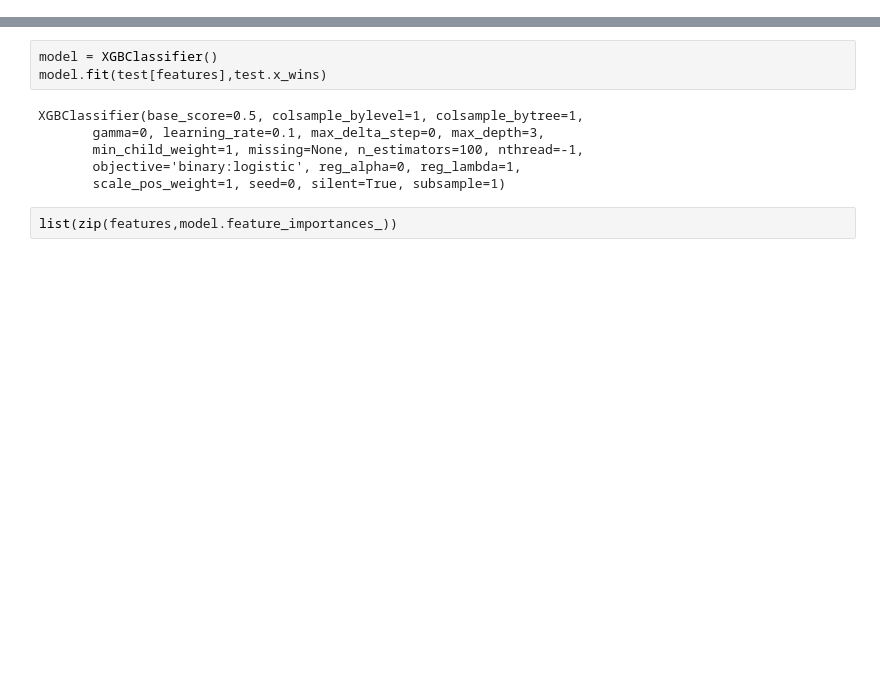
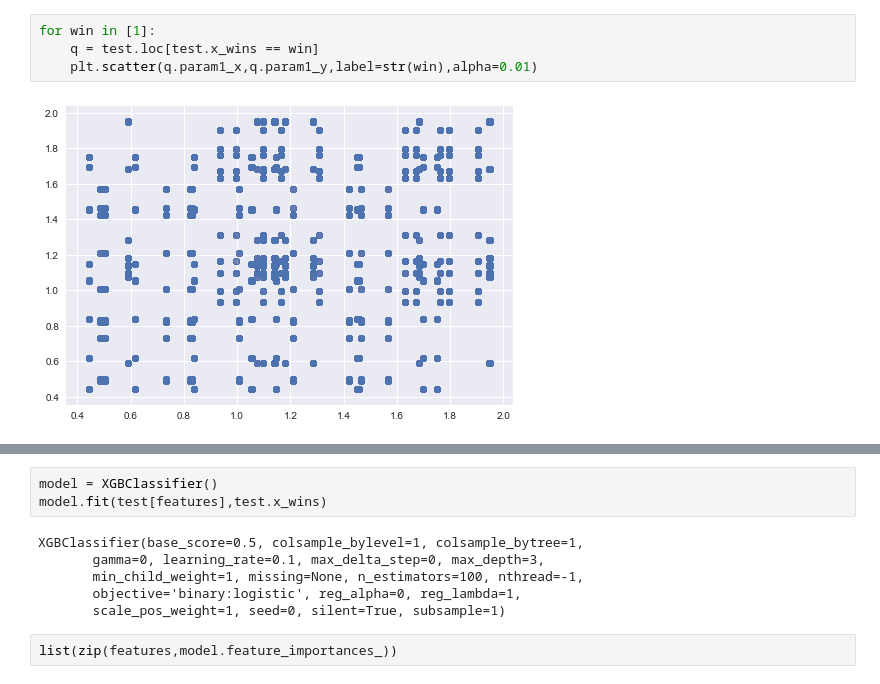
Before and after one commit to kontur-contests/icfpc2017-kontur-ru, a Jupyter notebook: python/Tunning.ipynb, the cells around one changed output, grey strips where cells are left out. Cells and saved outputs as stored; diff of their text form; blank space fills up the shorter version.

```diff
--- a/python/Tunning.ipynb
+++ b/python/Tunning.ipynb
@@ -35,3 +31,9 @@ test = test.loc[test.ranking_x!=test.ranking_y]
 test['x_wins'] = np.where(test.ranking_x<test.ranking_y,1,0)
 
 features = [p+"_"+l for p in params for l in ['x','y']]
+# %%
+for win in [1]:
+    q = test.loc[test.x_wins == win]
+    plt.scatter(q.param1_x,q.param1_y,label=str(win),alpha=0.01)
+# %% [output]
+[figure, added]
```
Also changed, not shown: parts of 9 cells of this notebook, 3 other files.
